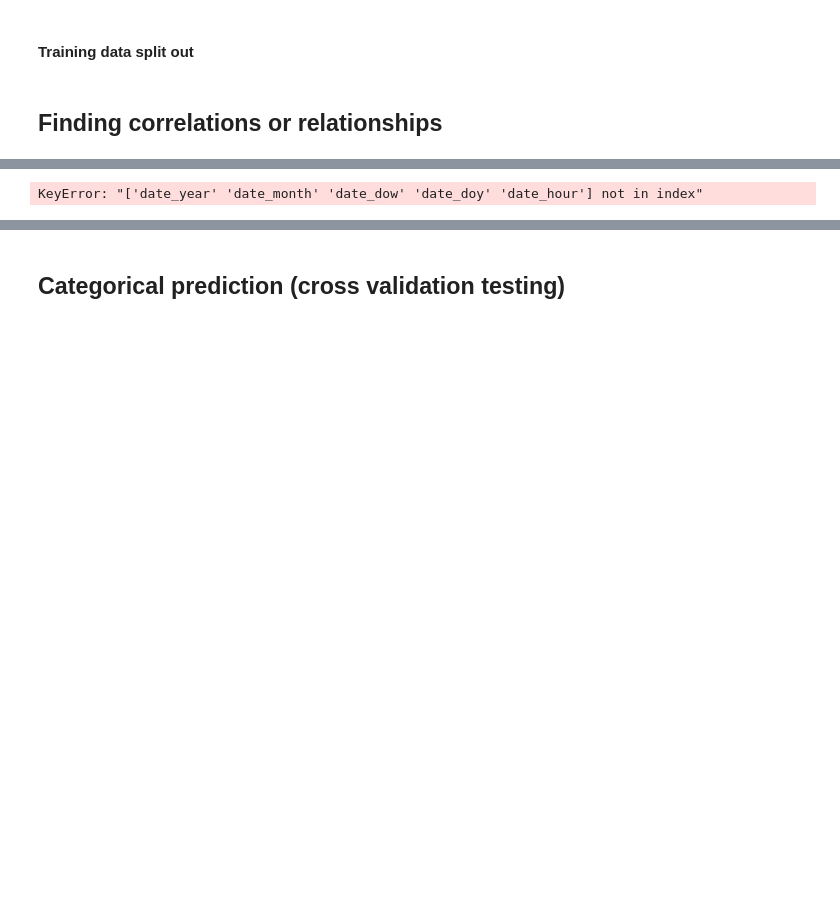
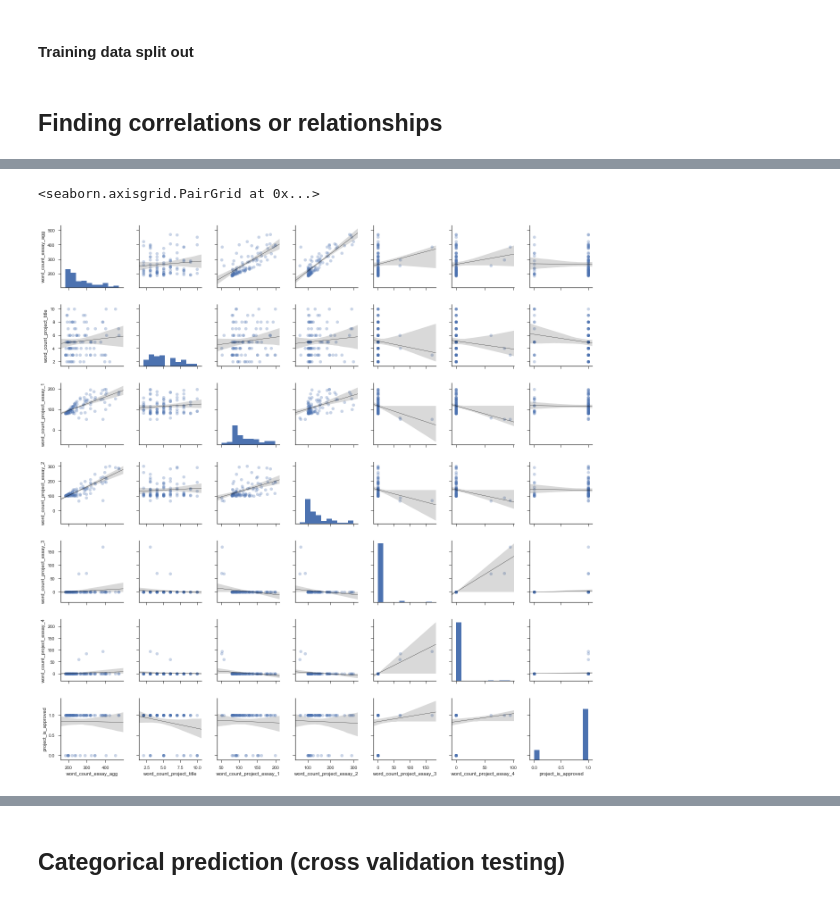
Before and after one commit to aaronpenne/machine_learning_nanodegree, a Jupyter notebook: donorschoose.ipynb, the cells around one changed output, grey strips where cells are left out. Cells and saved outputs as stored; diff of their text form; code cells hidden in the pictures; blank space fills up the shorter version.

```diff
--- a/donorschoose.ipynb
+++ b/donorschoose.ipynb
@@ -422,20 +415,20 @@ ax.set_yticklabels(ticklabels)
 # %%
-cols = ['date_year',
-        'date_month',
-        'date_dow',
-        'date_doy',
-        'date_hour',
-        'word_count_essay_agg',
+cols = ['word_count_essay_agg',
         'word_count_project_title',
+        'word_count_project_essay_1',
+        'word_count_project_essay_2',
+        'word_count_project_essay_3',
+        'word_count_project_essay_4',
         'project_is_approved'
        ]
 plot_kws = {'line_kws': {'color': 'black', 'lw':0.5},
             'scatter_kws': {'alpha': 0.3}}
 sns.pairplot(df_corr[cols],
              kind='reg',
              plot_kws=plot_kws)
 # %% [output]
-KeyError: "['date_year' 'date_month' 'date_dow' 'date_doy' 'date_hour'] not in index"
+<seaborn.axisgrid.PairGrid at 0x...>
+[figure, added]
 # %%
 cols = ['res_count',
         'res_quantity',
```
Also changed, not shown: parts of 20 cells of this notebook, 3 other files.
